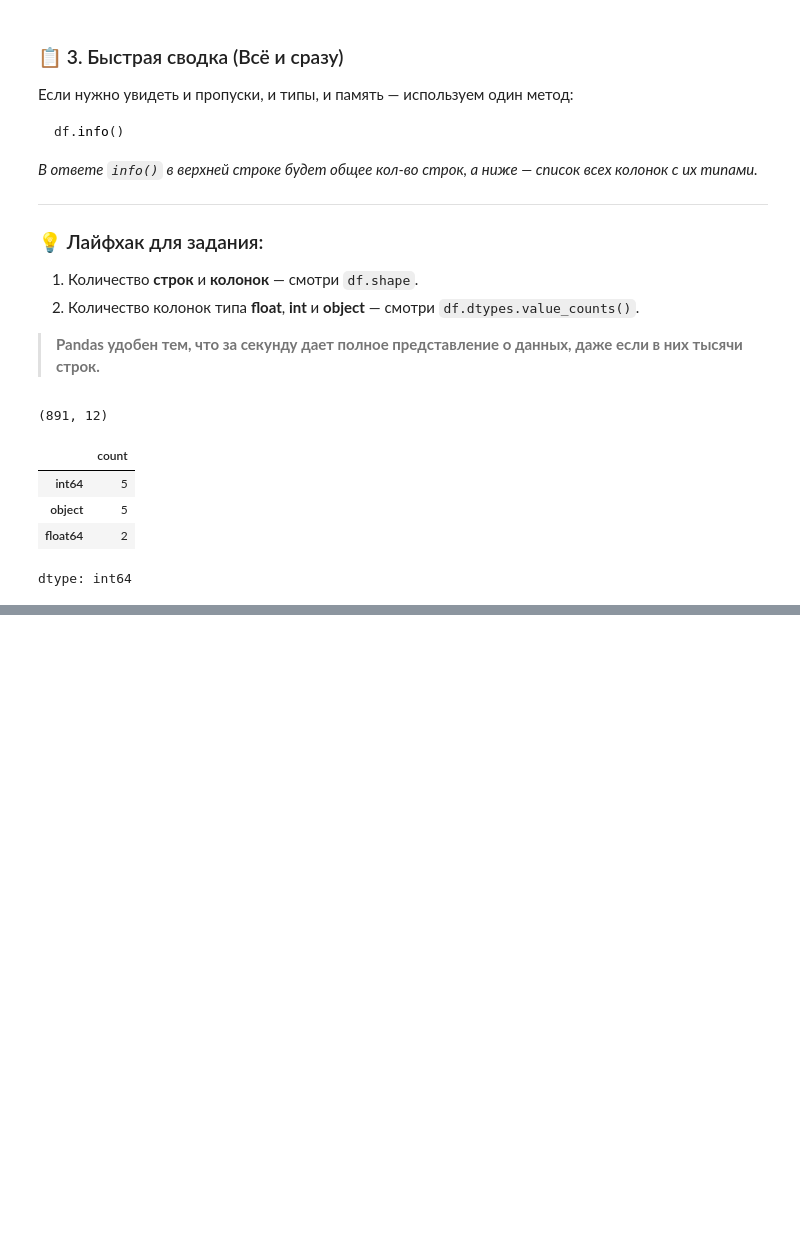
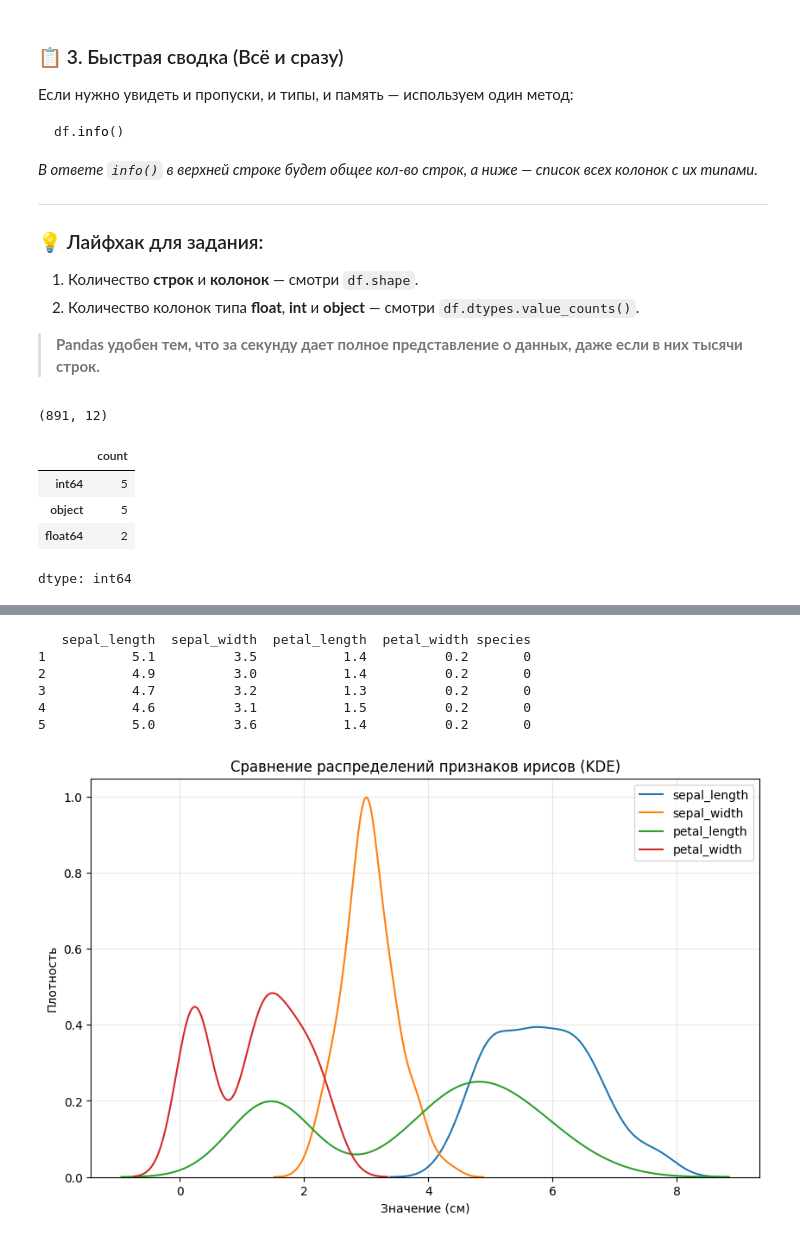
Before and after one commit to Arsenii-S7/stepik-DS-ML, a Jupyter notebook: Введение_в_DS_и_ML.ipynb, the cells around one changed output, grey strips where cells are left out. Drawn from its saved outputs; the diff is of its cells as text; code cells hidden in the pictures; blank space fills up the shorter version.

```diff
--- a/Введение_в_DS_и_ML.ipynb
+++ b/Введение_в_DS_и_ML.ipynb
@@ -277,0 +1529,50 @@ dtype: int64
+# %%
+# 1.7 Визуализация, seaborn, почти также круто, как ggplot2
+
+# Теперь перейдём к цветочкам. Магистрантка Адель решила изучить какие бывают ирисы.
+# Помогите Адель узнать об ирисах больше - скачайте датасэт со значениями параметров ирисов,
+# постройте их распределения и отметьте правильные утверждения, глядя на график.
+# Распределение должно быть по всем образцам, без разделения на вид.
+
+
+# Загружаем данные
+# Параметры:
+# - header=None: в файле нет строки с заголовками столбцов
+# - names: задаём названия столбцов вручную
+# - on_bad_lines='skip': пропускаем проблемные строки, если они есть
+iris = pd.read_csv(
+    'https://stepik.org/media/attachments/course/4852/iris.csv',
+    header=None,
+    names=['id', 'sepal_length', 'sepal_width', 'petal_length', 'petal_width', 'species'],
+    on_bad_lines='skip'
+)
+
+# Преобразуем числовые колонки в формат float (на случай, если какие-то значения пришли как строки)
+for col in ['sepal_length', 'sepal_width', 'petal_length', 'petal_width']:
+    iris[col] = pd.to_numeric(iris[col], errors='coerce')
+
+# Удаляем строки с пропущенными значениями (если они появились из-за ошибок конвертации)
+iris = iris.dropna().drop(columns=['id'])
+
+# Выводим первые 5 строк, чтобы убедиться, что всё загрузилось правильно
+print(iris.head())
+
+# Построение всех KDE на одном графике
+plt.figure(figsize=(10, 6))
+for col in ['sepal_length', 'sepal_width', 'petal_length', 'petal_width']:
+    sns.kdeplot(data=iris, x=col, label=col, fill=False, common_norm=False)
+
+plt.title('Сравнение распределений признаков ирисов (KDE)')
+plt.xlabel('Значение (см)')
+plt.ylabel('Плотность')
+plt.legend()
+plt.grid(alpha=0.3)
+plt.show()
+# %% [output]
+   sepal_length  sepal_width  petal_length  petal_width species
+1           5.1          3.5           1.4          0.2       0
+2           4.9          3.0           1.4          0.2       0
+3           4.7          3.2           1.3          0.2       0
+4           4.6          3.1           1.5          0.2       0
+5           5.0          3.6           1.4          0.2       0
+[figure, added]
```
Also changed, not shown: parts of 101 cells of this notebook.
